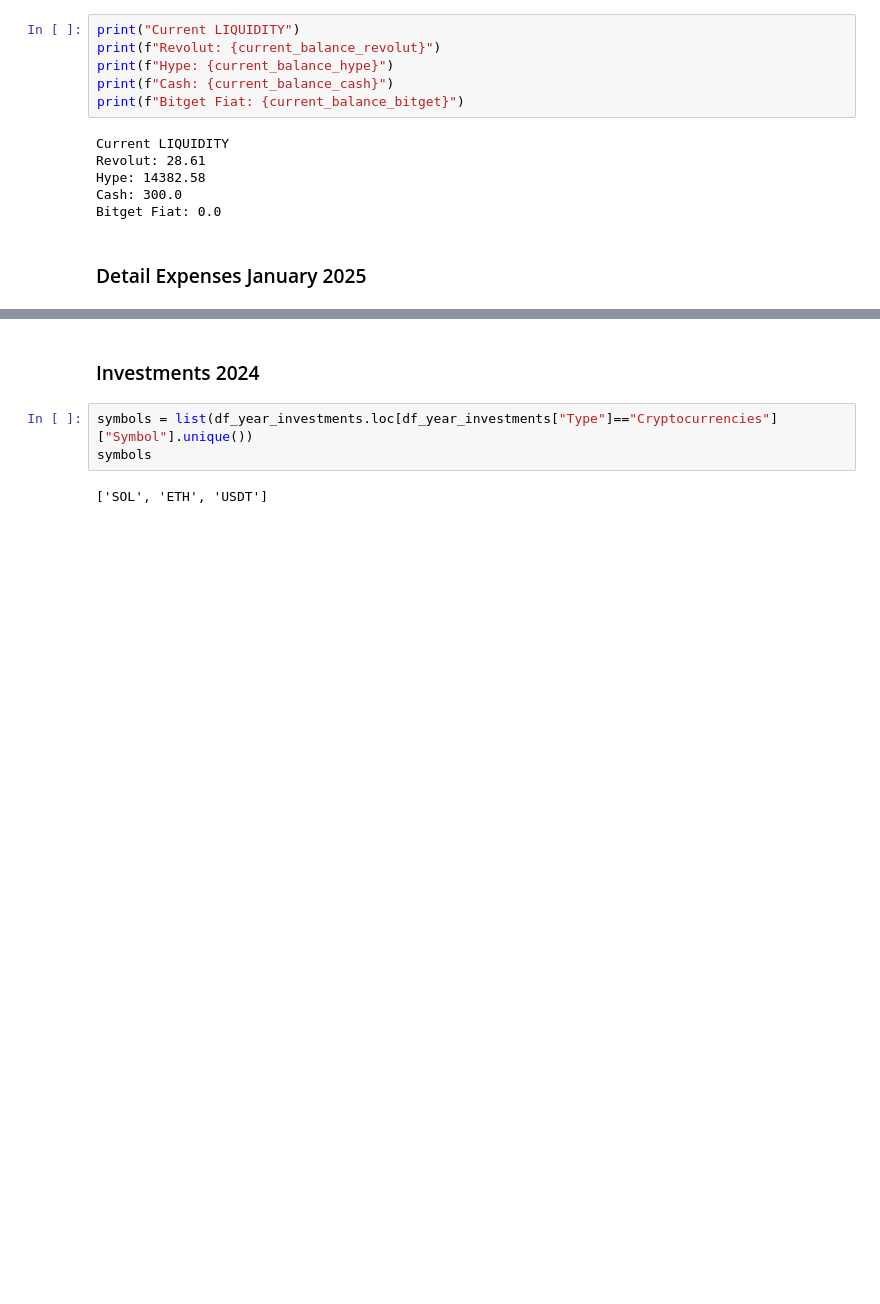
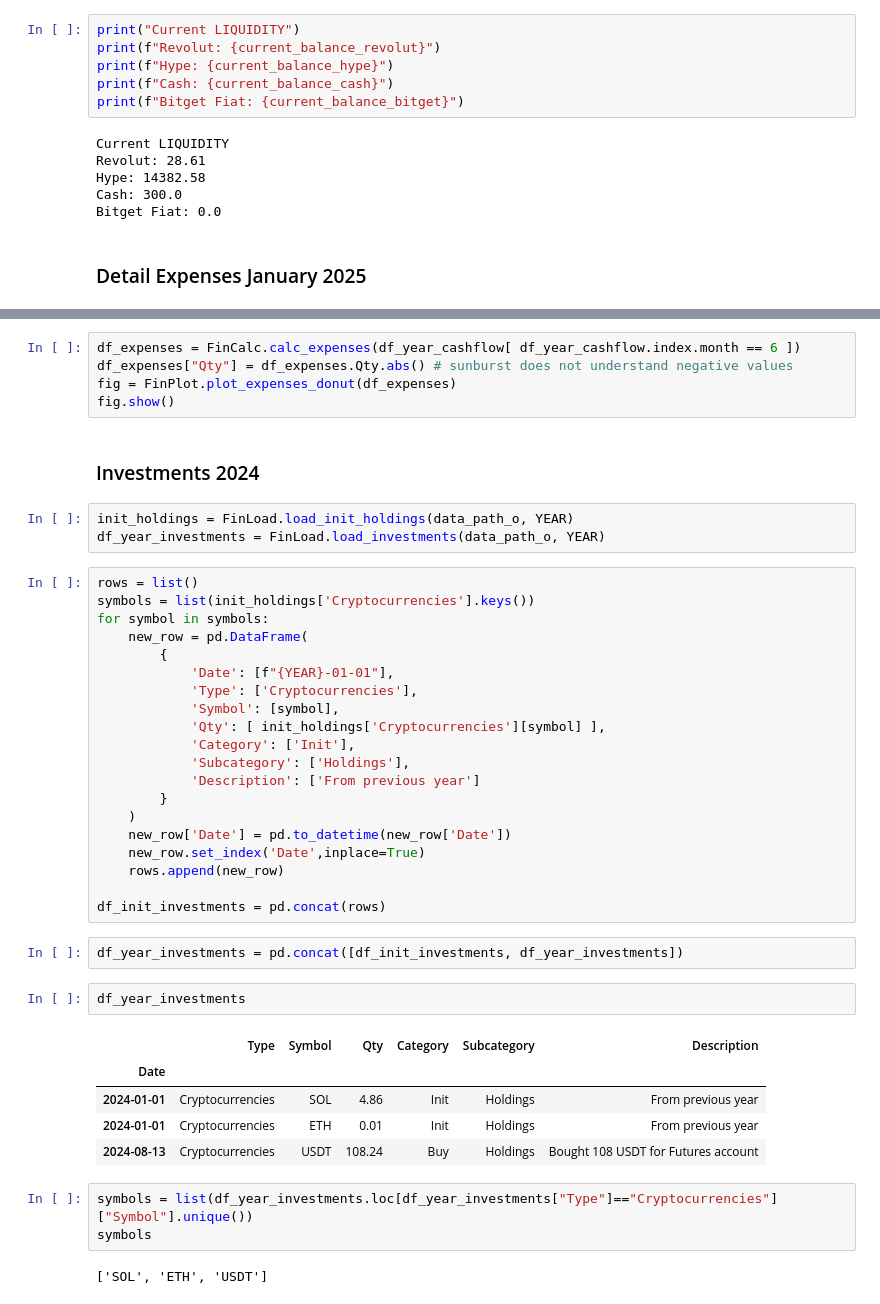
Before and after one commit to deepotrus/deepfinance, a Jupyter notebook: notebooks/nb2024revise.ipynb, the cells around one changed output, grey strips where cells are left out. Saved outputs shown, nothing was run; the diff lists cells and outputs as text; blank space fills up the shorter version.

```diff
--- a/notebooks/nb2024revise.ipynb
+++ b/notebooks/nb2024revise.ipynb
@@ -158,5 +74,43 @@ fig.show()
+# %%
+df_expenses = FinCalc.calc_expenses(df_year_cashflow[ df_year_cashflow.index.month == 6 ])
+df_expenses["Qty"] = df_expenses.Qty.abs() # sunburst does not understand negative values
+fig = FinPlot.plot_expenses_donut(df_expenses)
+fig.show()
 # %% [markdown]
 ### Investments 2024
+# %%
+init_holdings = FinLoad.load_init_holdings(data_path_o, YEAR)
+df_year_investments = FinLoad.load_investments(data_path_o, YEAR)
+# %%
+rows = list()
+symbols = list(init_holdings['Cryptocurrencies'].keys())
+for symbol in symbols:
+    new_row = pd.DataFrame(
+        {
+            'Date': [f"{YEAR}-01-01"],
+            'Type': ['Cryptocurrencies'],
+            'Symbol': [symbol],
+            'Qty': [ init_holdings['Cryptocurrencies'][symbol] ],
+            'Category': ['Init'],
+            'Subcategory': ['Holdings'],
+            'Description': ['From previous year']
+        }
+    )
+    new_row['Date'] = pd.to_datetime(new_row['Date'])
+    new_row.set_index('Date',inplace=True)
+    rows.append(new_row)
+
+df_init_investments = pd.concat(rows)
+# %%
+df_year_investments = pd.concat([df_init_investments, df_year_investments])
+# %%
+df_year_investments
+# %% [output]
+|  | Type | Symbol | Qty | Category | Subcategory | Description |
+| Date |  |  |  |  |  |  |
+| 2024-01-01 | Cryptocurrencies | SOL | 4.86 | Init | Holdings | From previous year |
+| 2024-01-01 | Cryptocurrencies | ETH | 0.01 | Init | Holdings | From previous year |
+| 2024-08-13 | Cryptocurrencies | USDT | 108.24 | Buy | Holdings | Bought 108 USDT for Futures account |
 # %%
 symbols = list(df_year_investments.loc[df_year_investments["Type"]=="Cryptocurrencies"]["Symbol"].unique())
 symbols
```
Also changed, not shown: parts of 10 cells of this notebook, 2 other files.
